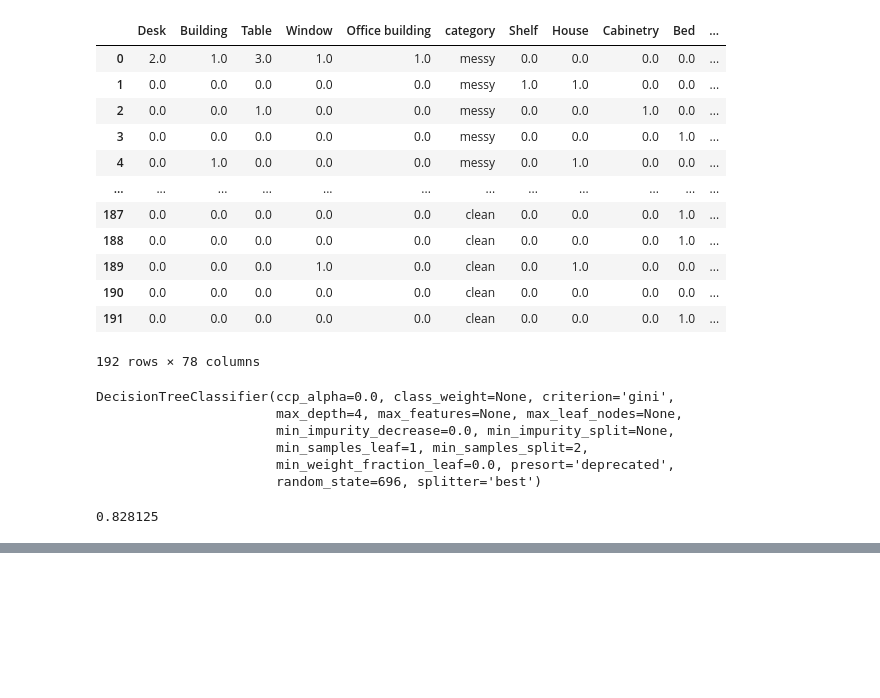
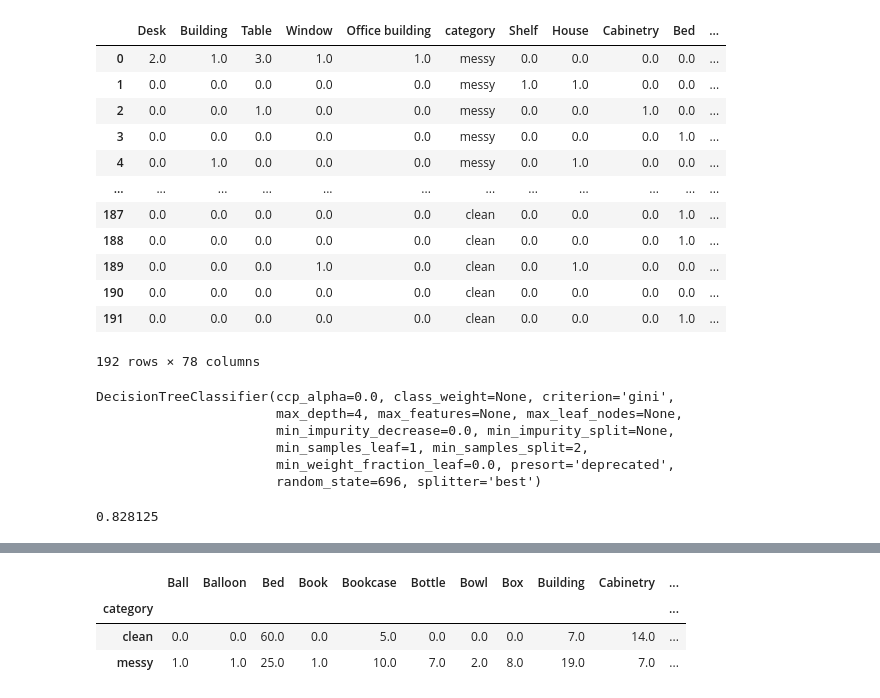
Before and after one commit to UMass-Rescue/object_summary, a Jupyter notebook: Object Summary Example.ipynb, the cells around one changed output, grey strips where cells are left out. Cells and saved outputs as stored; diff of their text form; code cells hidden in the pictures; blank space fills up the shorter version.

Commit message:
added example of get_counts_df

```diff
--- a/Object Summary Example.ipynb
+++ b/Object Summary Example.ipynb
@@ -134,0 +142,7 @@ tree_viz(clf, ['messy', 'clean'], list( set(df.columns) - set(['category']) ), '
+# %%
+get_counts_df(all_res)
+# %% [output]
+|  | Ball | Balloon | Bed | Book | Bookcase | Bottle | Bowl | Box | Building | Cabinetry | ... |
+| category |  |  |  |  |  |  |  |  |  |  | ... |
+| clean | 0.0 | 0.0 | 60.0 | 0.0 | 5.0 | 0.0 | 0.0 | 0.0 | 7.0 | 14.0 | ... |
+| messy | 1.0 | 1.0 | 25.0 | 1.0 | 10.0 | 7.0 | 2.0 | 8.0 | 19.0 | 7.0 | ... |
```
Also changed, not shown: parts of 6 cells of this notebook, 2 other files.
